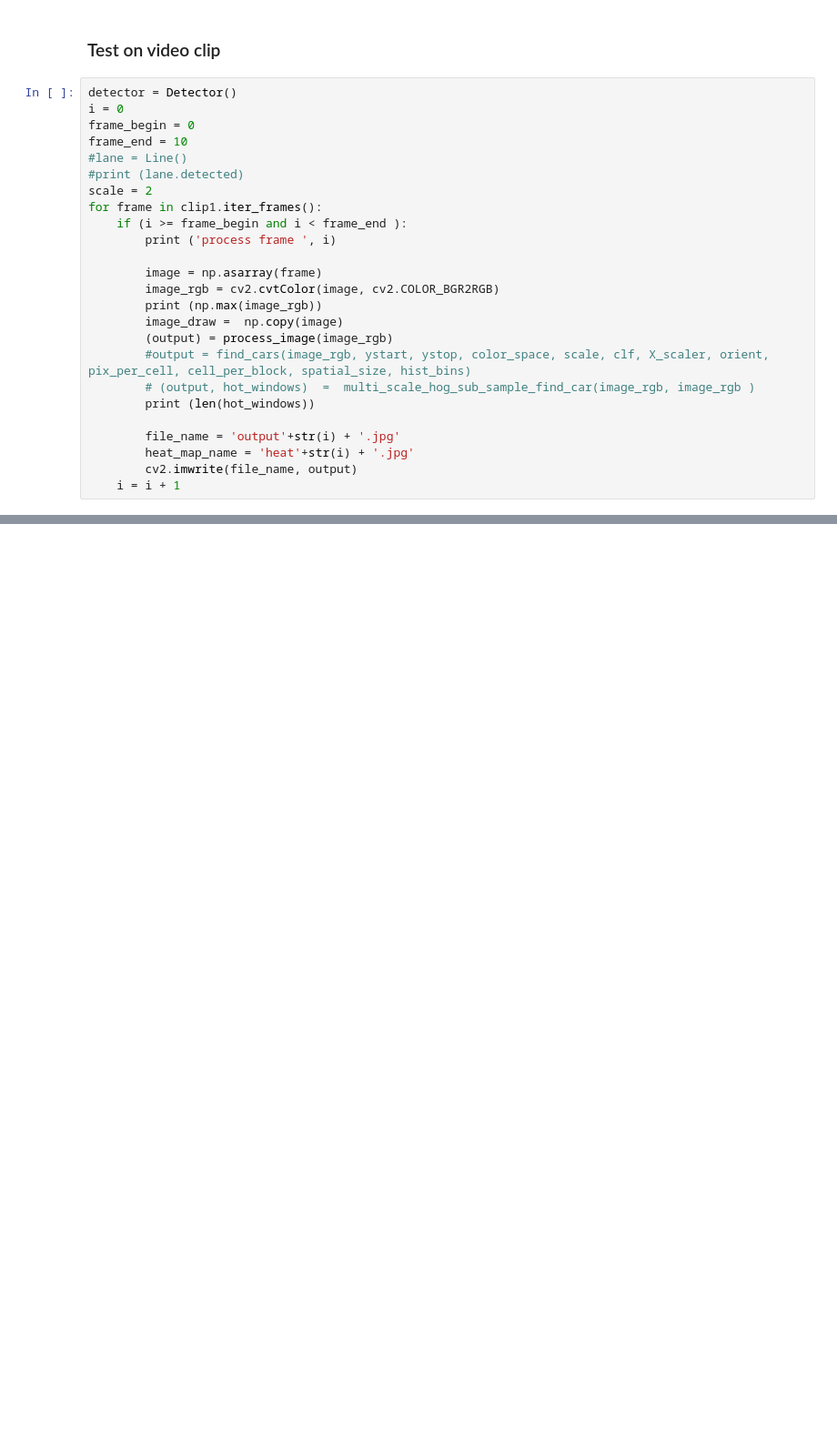
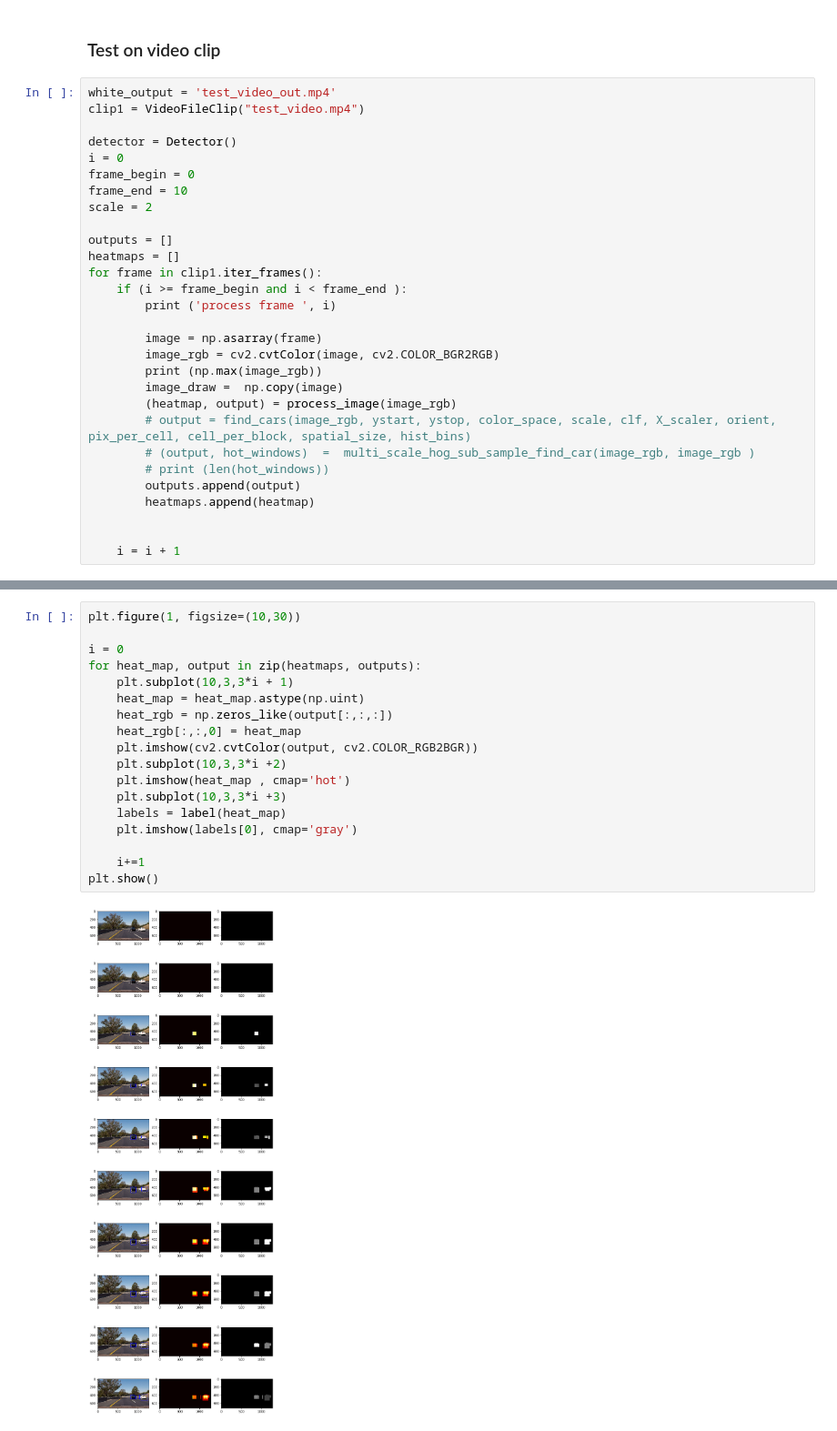
Before and after one commit to sir-siemens/carND-project5, a Jupyter notebook: vehicle_detection.ipynb, the cells around one changed output, grey strips where cells are left out. Shown at 91% size. Cells and saved outputs as stored; diff of their text form; blank space fills up the shorter version.

```diff
--- a/vehicle_detection.ipynb
+++ b/vehicle_detection.ipynb
@@ -416,13 +400,17 @@ Nr. bbox total 1
 # %% [markdown]
 ### Test on video clip
 # %%
+white_output = 'test_video_out.mp4'
+clip1 = VideoFileClip("test_video.mp4")
+
 detector = Detector()
 i = 0
 frame_begin = 0
 frame_end = 10
-#lane = Line()
-#print (lane.detected)
 scale = 2
+
+outputs = []
+heatmaps = []
 for frame in clip1.iter_frames():
     if (i >= frame_begin and i < frame_end ):
         print ('process frame ', i)
@@ -431,12 +419,12 @@ for frame in clip1.iter_frames():
         image_rgb = cv2.cvtColor(image, cv2.COLOR_BGR2RGB)
         print (np.max(image_rgb))
         image_draw =  np.copy(image)
-        (output) = process_image(image_rgb)
-        #output = find_cars(image_rgb, ystart, ystop, color_space, scale, clf, X_scaler, orient, pix_per_cell, cell_per_block, spatial_size, hist_bins)
+        (heatmap, output) = process_image(image_rgb)
+        # output = find_cars(image_rgb, ystart, ystop, color_space, scale, clf, X_scaler, orient, pix_per_cell, cell_per_block, spatial_size, hist_bins)
         # (output, hot_windows)  =  multi_scale_hog_sub_sample_find_car(image_rgb, image_rgb )
-        print (len(hot_windows))
+        # print (len(hot_windows))
+        outputs.append(output)
+        heatmaps.append(heatmap)
 
-        file_name = 'output'+str(i) + '.jpg'
-        heat_map_name = 'heat'+str(i) + '.jpg'
-        cv2.imwrite(file_name, output)
+
     i = i + 1
@@ -464,0 +433,20 @@ NameError: name 'draw_img' is not defined
+# %%
+plt.figure(1, figsize=(10,30))
+
+i = 0
+for heat_map, output in zip(heatmaps, outputs):
+    plt.subplot(10,3,3*i + 1)
+    heat_map = heat_map.astype(np.uint)
+    heat_rgb = np.zeros_like(output[:,:,:])
+    heat_rgb[:,:,0] = heat_map
+    plt.imshow(cv2.cvtColor(output, cv2.COLOR_RGB2BGR))
+    plt.subplot(10,3,3*i +2)
+    plt.imshow(heat_map , cmap='hot')
+    plt.subplot(10,3,3*i +3)
+    labels = label(heat_map)
+    plt.imshow(labels[0], cmap='gray')
+
+    i+=1
+plt.show()
+# %% [output]
+[figure, added]
```
Also changed, not shown: parts of 7 cells of this notebook, 10 other files.
